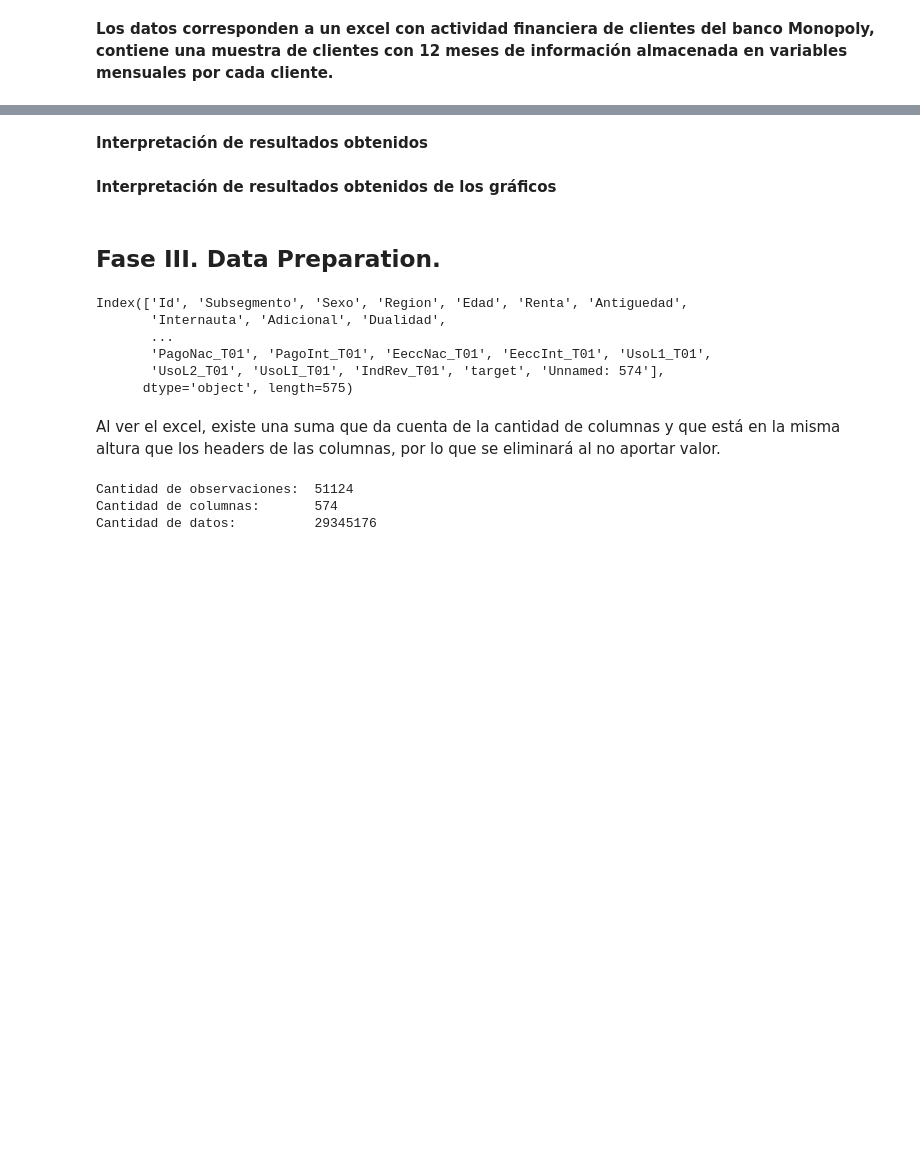
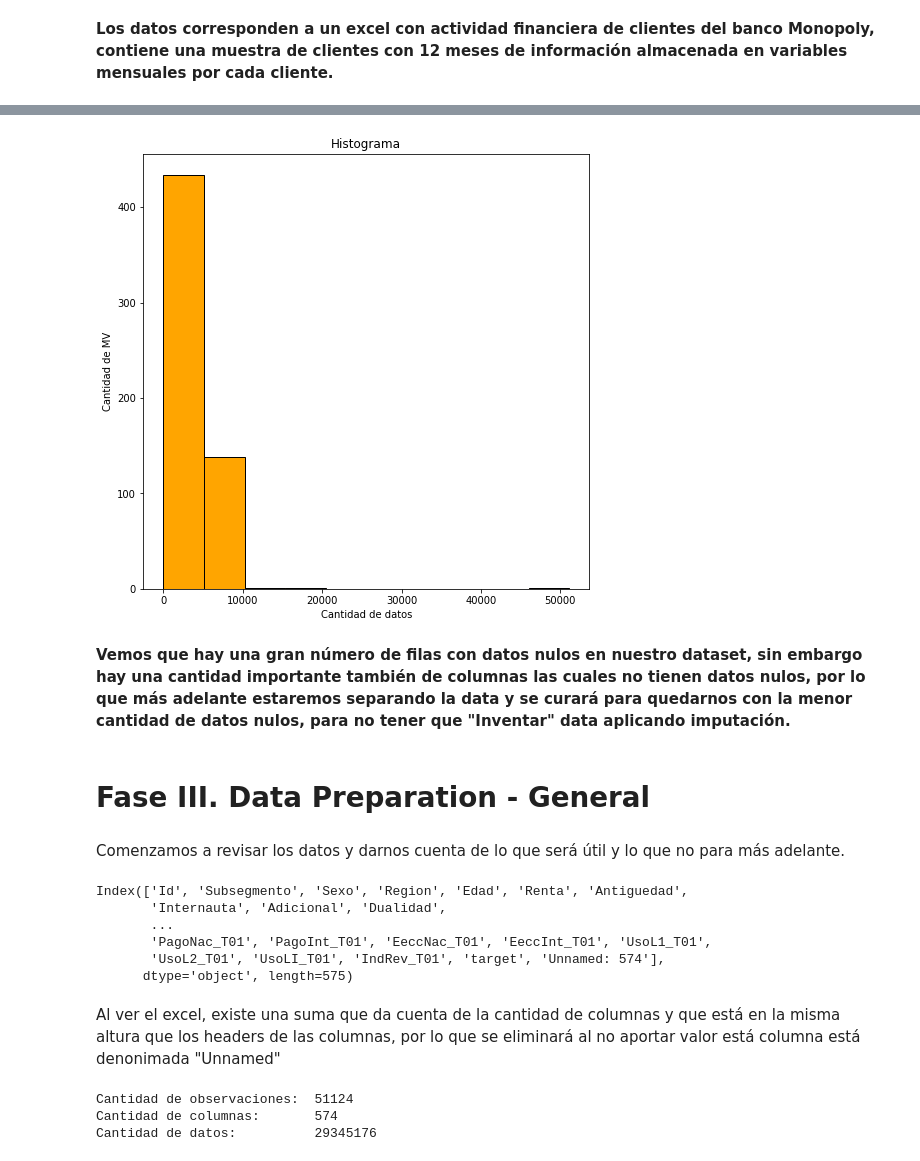
Before and after one commit to Maxibrionest/MachineLearning, a Jupyter notebook: Entrega2/Entrega2.ipynb, the cells around one changed output, grey strips where cells are left out. Cells and saved outputs as stored; diff of their text form; code cells hidden in the pictures; blank space fills up the shorter version.

```diff
--- a/Entrega2/Entrega2.ipynb
+++ b/Entrega2/Entrega2.ipynb
@@ -131,2 +137,0 @@ Length: 574, dtype: int64
-# %% [markdown]
-**Interpretación de resultados obtenidos**
@@ -135,7 +138,21 @@ Length: 574, dtype: int64
-# %% [markdown]
-**Interpretación de resultados obtenidos de los gráficos**
+# %%
+y = df.isna().sum()
+num_bins = 10
+plt.figure(figsize=(8,8))
+plt.hist(y, num_bins, color="orange" , edgecolor='black')
+plt.xlabel('Cantidad de datos')
+plt.ylabel('Cantidad de MV')
+plt.title('Histograma')
+plt.show()
+# %% [output]
+[figure, added]
+# %% [markdown]
+**Vemos que hay una gran número de filas con datos nulos en nuestro dataset, sin embargo hay una cantidad importante también de columnas las cuales no tienen datos nulos, por lo que más adelante estaremos separando la data y se curará para quedarnos con la menor cantidad de datos nulos, para no tener que "Inventar" data aplicando imputación.**
 # %% [markdown]
-## **Fase III. Data Preparation.**
+# **Fase III. Data Preparation - General**
+# %% [markdown]
+
+Comenzamos a revisar los datos y darnos cuenta de lo que será útil y lo que no para más adelante.
 # %%
 df.columns
 # %% [output]
@@ -146,8 +163,7 @@ Index(['Id', 'Subsegmento', 'Sexo', 'Region', 'Edad', 'Renta', 'Antiguedad',
        'UsoL2_T01', 'UsoLI_T01', 'IndRev_T01', 'target', 'Unnamed: 574'],
       dtype='object', length=575)
 # %% [markdown]
-
-Al ver el excel, existe una suma que da cuenta de la cantidad de columnas y que está en la misma altura que los headers de las columnas, por lo que se eliminará al no aportar valor.
+Al ver el excel, existe una suma que da cuenta de la cantidad de columnas y que está en la misma altura que los headers de las columnas, por lo que se eliminará al no aportar valor está columna está denonimada "Unnamed"
 # %%
 #Usamos la función drop para eliminar la columna anteriormente mensionada
 df = df.drop(columns=['Unnamed: 574'])
```
Also changed, not shown: parts of 217 cells of this notebook.
